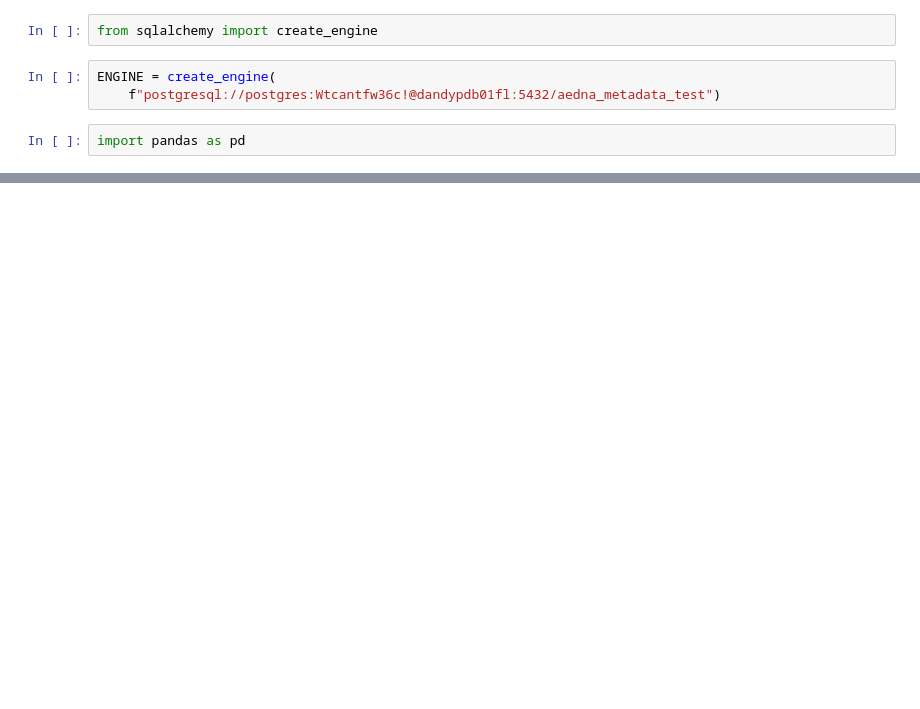
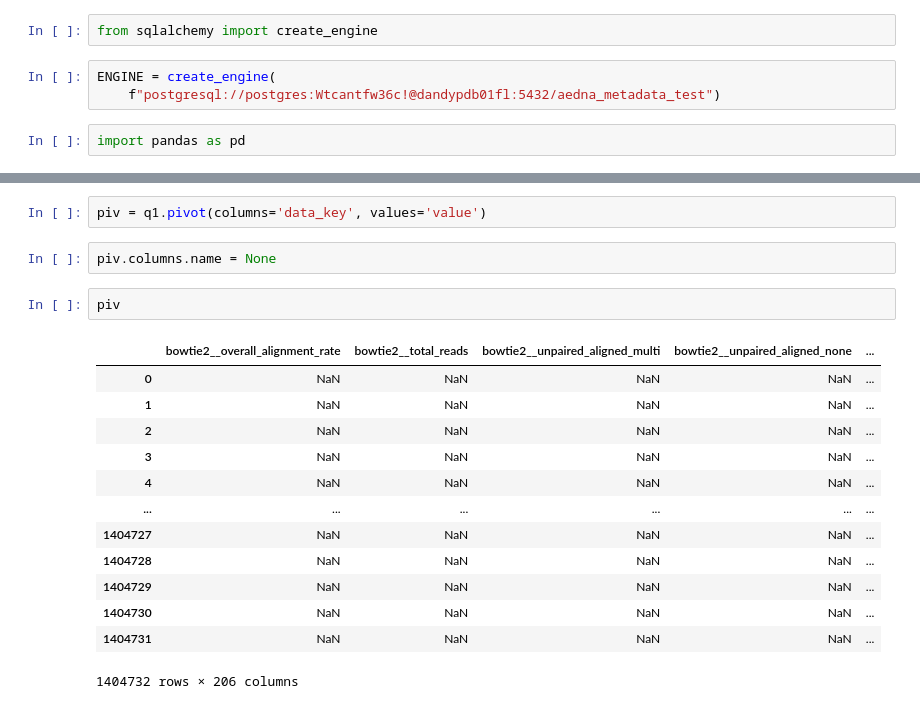
Before and after one commit to magnujo/gg-metadatabase-ui, a Jupyter notebook: playground.ipynb, the cells around one changed output, grey strips where cells are left out. Drawn from its saved outputs; the diff is of its cells as text; blank space fills up the shorter version.

```diff
--- a/playground.ipynb
+++ b/playground.ipynb
@@ -43,0 +70,20 @@ for i, d in df.iterrows():
+# %%
+piv = q1.pivot(columns='data_key', values='value')
+# %%
+piv.columns.name = None
+# %%
+piv
+# %% [output]
+|  | bowtie2__overall_alignment_rate | bowtie2__total_reads | bowtie2__unpaired_aligned_multi | bowtie2__unpaired_aligned_none | ... |
+| 0 | NaN | NaN | NaN | NaN | ... |
+| 1 | NaN | NaN | NaN | NaN | ... |
+| 2 | NaN | NaN | NaN | NaN | ... |
+| 3 | NaN | NaN | NaN | NaN | ... |
+| 4 | NaN | NaN | NaN | NaN | ... |
+| ... | ... | ... | ... | ... | ... |
+| 1404727 | NaN | NaN | NaN | NaN | ... |
+| 1404728 | NaN | NaN | NaN | NaN | ... |
+| 1404729 | NaN | NaN | NaN | NaN | ... |
+| 1404730 | NaN | NaN | NaN | NaN | ... |
+| 1404731 | NaN | NaN | NaN | NaN | ... |
+1404732 rows × 206 columns
```
Also changed, not shown: parts of 17 cells of this notebook, 4 other files.
